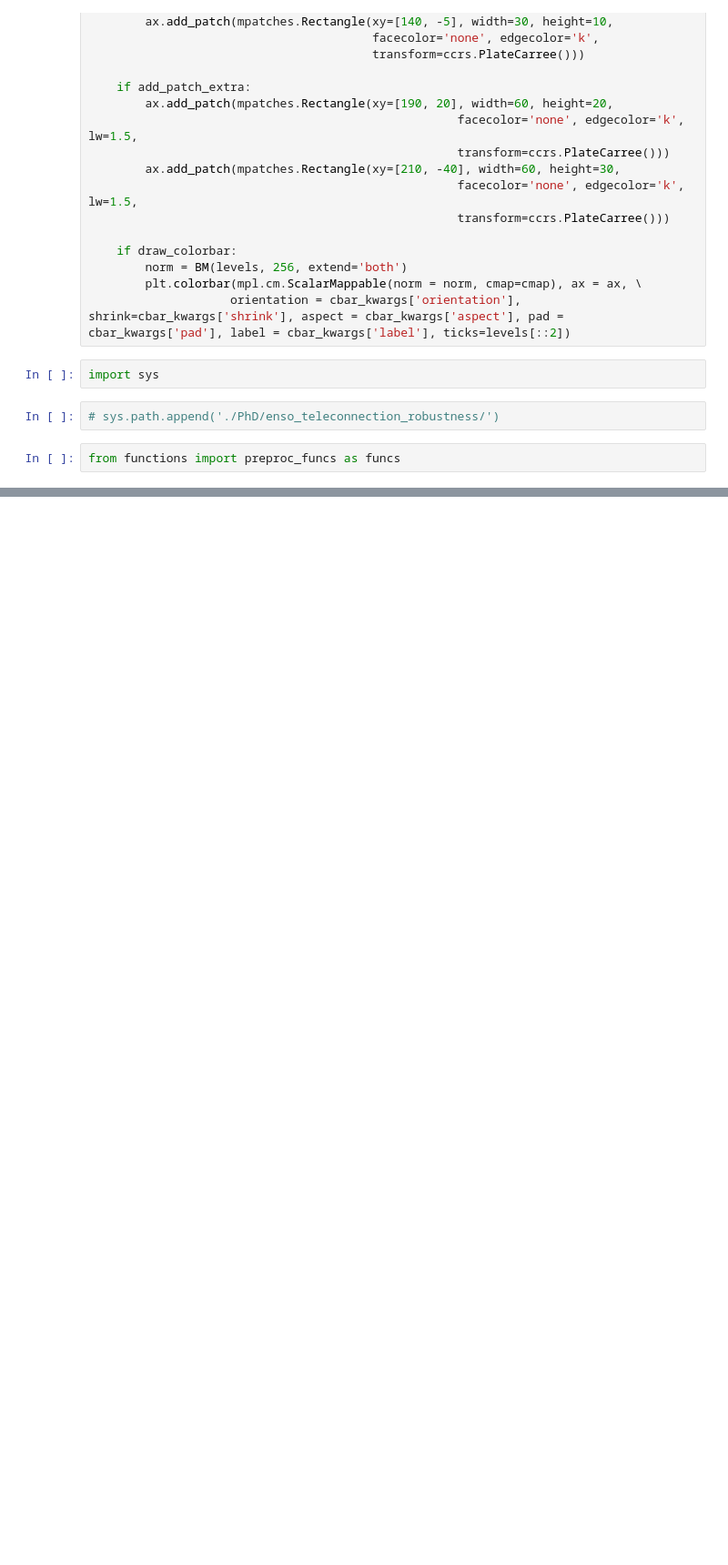
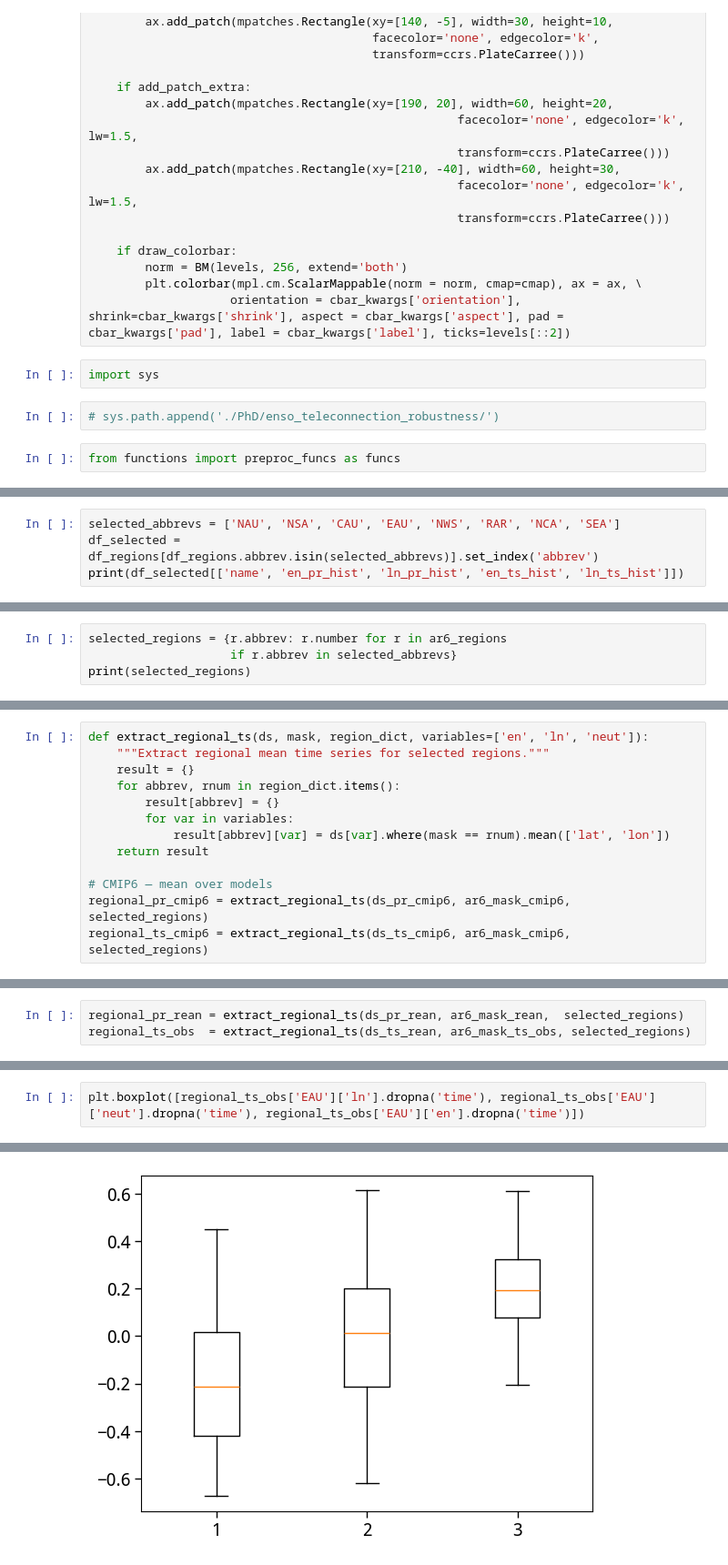
Before and after one commit to adisen99/enso_teleconnection_robustness, a Jupyter notebook: 04_plotting_regional_summary.ipynb, the cells around one changed output, grey strips where cells are left out. Shown at 91% size. Cells and saved outputs as stored; diff of their text form; blank space fills up the shorter version.

```diff
--- a/04_plotting_regional_summary.ipynb
+++ b/04_plotting_regional_summary.ipynb
@@ -461,0 +475,4 @@ def calc_relative_uncertainty(model):
+# %%
+selected_abbrevs = ['NAU', 'NSA', 'CAU', 'EAU', 'NWS', 'RAR', 'NCA', 'SEA']
+df_selected = df_regions[df_regions.abbrev.isin(selected_abbrevs)].set_index('abbrev')
+print(df_selected[['name', 'en_pr_hist', 'ln_pr_hist', 'en_ts_hist', 'ln_ts_hist']])
@@ -461,0 +508,4 @@ def calc_relative_uncertainty(model):
+# %%
+selected_regions = {r.abbrev: r.number for r in ar6_regions
+                    if r.abbrev in selected_abbrevs}
+print(selected_regions)
@@ -461,0 +514,13 @@ def calc_relative_uncertainty(model):
+# %%
+def extract_regional_ts(ds, mask, region_dict, variables=['en', 'ln', 'neut']):
+    """Extract regional mean time series for selected regions."""
+    result = {}
+    for abbrev, rnum in region_dict.items():
+        result[abbrev] = {}
+        for var in variables:
+            result[abbrev][var] = ds[var].where(mask == rnum).mean(['lat', 'lon'])
+    return result
+
+# CMIP6 — mean over models
+regional_pr_cmip6 = extract_regional_ts(ds_pr_cmip6, ar6_mask_cmip6, selected_regions)
+regional_ts_cmip6 = extract_regional_ts(ds_ts_cmip6, ar6_mask_cmip6, selected_regions)
@@ -461,0 +539,3 @@ def calc_relative_uncertainty(model):
+# %%
+regional_pr_rean = extract_regional_ts(ds_pr_rean, ar6_mask_rean,  selected_regions)
+regional_ts_obs  = extract_regional_ts(ds_ts_rean, ar6_mask_ts_obs, selected_regions)
@@ -461,0 +697,3 @@ def calc_relative_uncertainty(model):
+# %%
+plt.boxplot([regional_ts_obs['EAU']['ln'].dropna('time'), regional_ts_obs['EAU']['neut'].dropna('time'), regional_ts_obs['EAU']['en'].dropna('time')])
+# %% [output]
@@ -461,0 +717 @@ def calc_relative_uncertainty(model):
+[figure, added]
```
Also changed, not shown: parts of 25 cells of this notebook, 9 other files.
